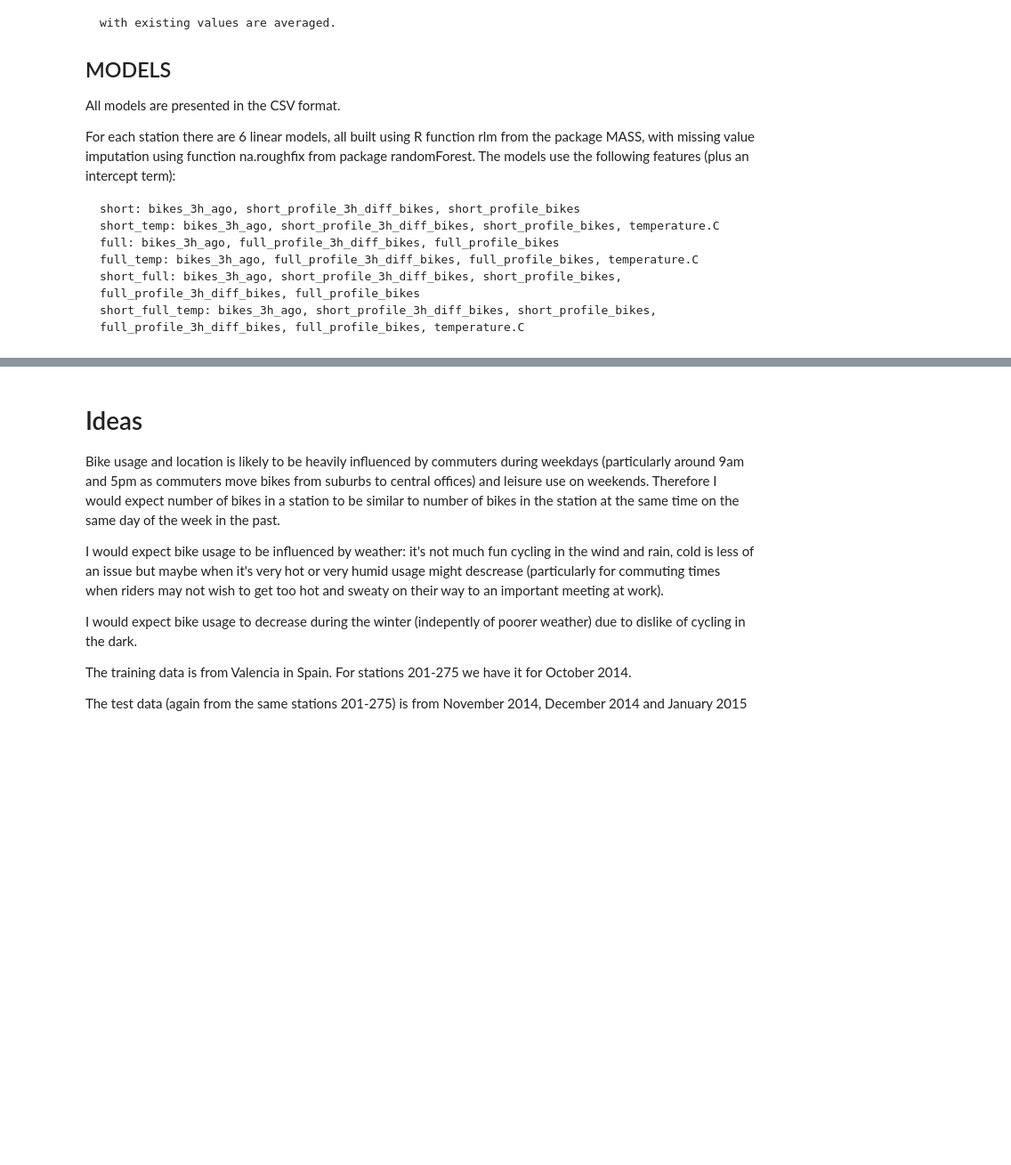
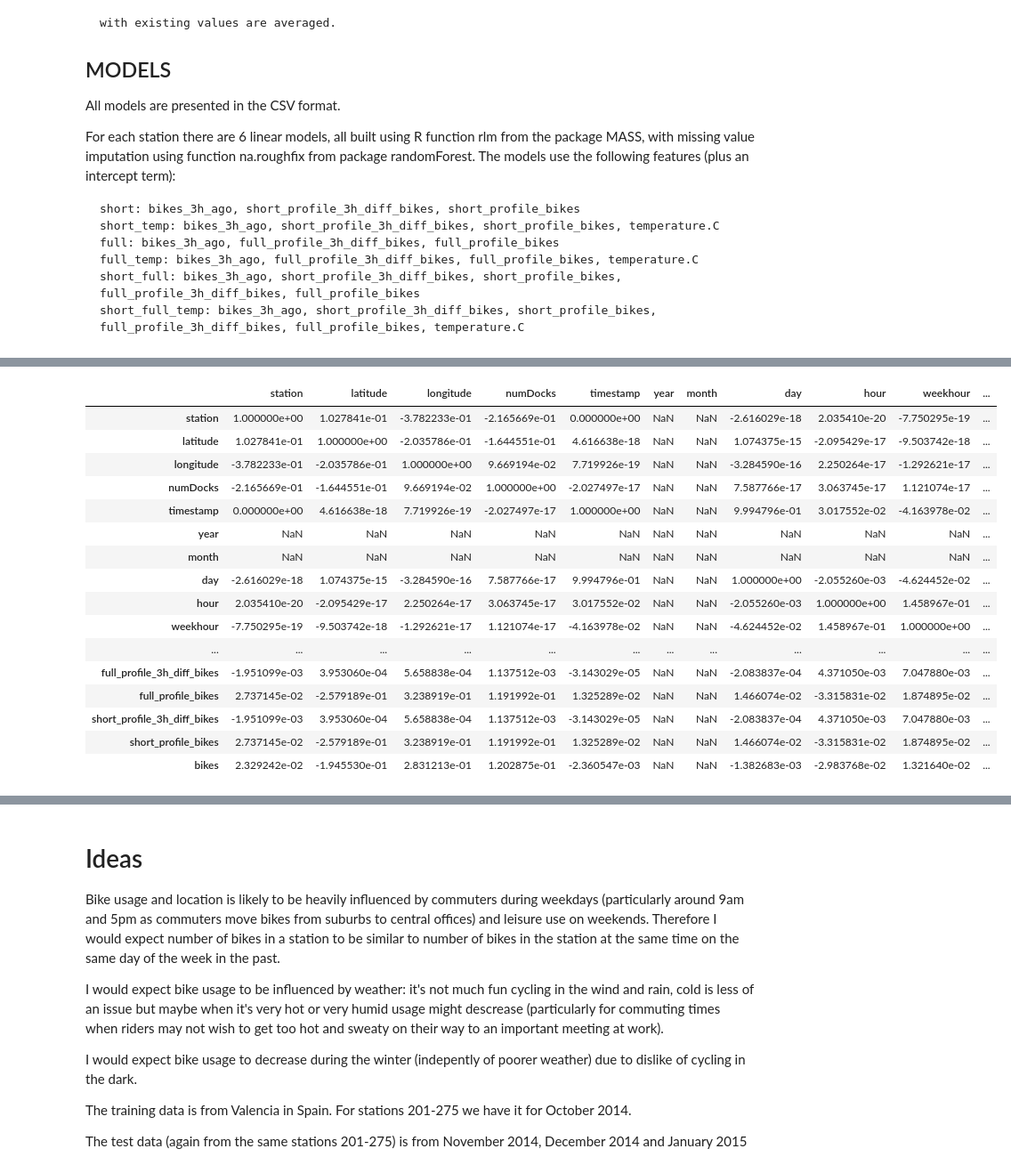
Before and after one commit to tashinam/morebikes, a Jupyter notebook: explore.ipynb, the cells around one changed output, grey strips where cells are left out. Shown: that part at 89% size. Saved outputs shown, nothing was run; the diff lists cells and outputs as text; code cells hidden in the pictures; blank space fills up the shorter version.

```diff
--- a/explore.ipynb
+++ b/explore.ipynb
@@ -137,0 +319,20 @@ df.describe()
+# %%
+df.corr()
+# %% [output]
+|  | station | latitude | longitude | numDocks | timestamp | year | month | day | hour | weekhour | ... |
+| station | 1.000000e+00 | 1.027841e-01 | -3.782233e-01 | -2.165669e-01 | 0.000000e+00 | NaN | NaN | -2.616029e-18 | 2.035410e-20 | -7.750295e-19 | ... |
+| latitude | 1.027841e-01 | 1.000000e+00 | -2.035786e-01 | -1.644551e-01 | 4.616638e-18 | NaN | NaN | 1.074375e-15 | -2.095429e-17 | -9.503742e-18 | ... |
+| longitude | -3.782233e-01 | -2.035786e-01 | 1.000000e+00 | 9.669194e-02 | 7.719926e-19 | NaN | NaN | -3.284590e-16 | 2.250264e-17 | -1.292621e-17 | ... |
+| numDocks | -2.165669e-01 | -1.644551e-01 | 9.669194e-02 | 1.000000e+00 | -2.027497e-17 | NaN | NaN | 7.587766e-17 | 3.063745e-17 | 1.121074e-17 | ... |
+| timestamp | 0.000000e+00 | 4.616638e-18 | 7.719926e-19 | -2.027497e-17 | 1.000000e+00 | NaN | NaN | 9.994796e-01 | 3.017552e-02 | -4.163978e-02 | ... |
+| year | NaN | NaN | NaN | NaN | NaN | NaN | NaN | NaN | NaN | NaN | ... |
+| month | NaN | NaN | NaN | NaN | NaN | NaN | NaN | NaN | NaN | NaN | ... |
+| day | -2.616029e-18 | 1.074375e-15 | -3.284590e-16 | 7.587766e-17 | 9.994796e-01 | NaN | NaN | 1.000000e+00 | -2.055260e-03 | -4.624452e-02 | ... |
+| hour | 2.035410e-20 | -2.095429e-17 | 2.250264e-17 | 3.063745e-17 | 3.017552e-02 | NaN | NaN | -2.055260e-03 | 1.000000e+00 | 1.458967e-01 | ... |
+| weekhour | -7.750295e-19 | -9.503742e-18 | -1.292621e-17 | 1.121074e-17 | -4.163978e-02 | NaN | NaN | -4.624452e-02 | 1.458967e-01 | 1.000000e+00 | ... |
+| ... | ... | ... | ... | ... | ... | ... | ... | ... | ... | ... | ... |
+| full_profile_3h_diff_bikes | -1.951099e-03 | 3.953060e-04 | 5.658838e-04 | 1.137512e-03 | -3.143029e-05 | NaN | NaN | -2.083837e-04 | 4.371050e-03 | 7.047880e-03 | ... |
+| full_profile_bikes | 2.737145e-02 | -2.579189e-01 | 3.238919e-01 | 1.191992e-01 | 1.325289e-02 | NaN | NaN | 1.466074e-02 | -3.315831e-02 | 1.874895e-02 | ... |
+| short_profile_3h_diff_bikes | -1.951099e-03 | 3.953060e-04 | 5.658838e-04 | 1.137512e-03 | -3.143029e-05 | NaN | NaN | -2.083837e-04 | 4.371050e-03 | 7.047880e-03 | ... |
+| short_profile_bikes | 2.737145e-02 | -2.579189e-01 | 3.238919e-01 | 1.191992e-01 | 1.325289e-02 | NaN | NaN | 1.466074e-02 | -3.315831e-02 | 1.874895e-02 | ... |
+| bikes | 2.329242e-02 | -1.945530e-01 | 2.831213e-01 | 1.202875e-01 | -2.360547e-03 | NaN | NaN | -1.382683e-03 | -2.983768e-02 | 1.321640e-02 | ... |
```
Also changed, not shown: parts of 36 cells of this notebook, 1 other file.
